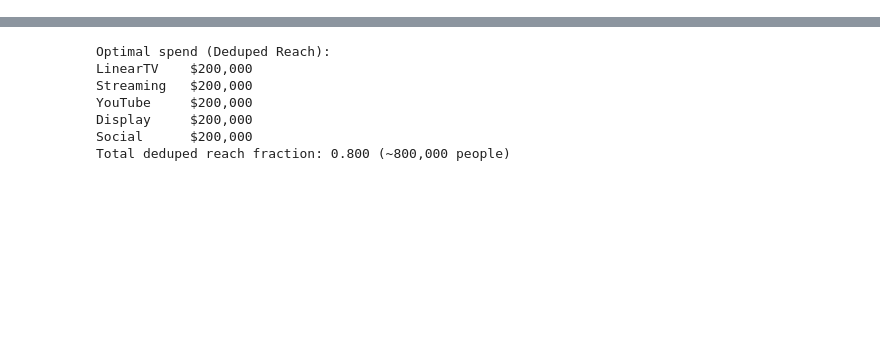
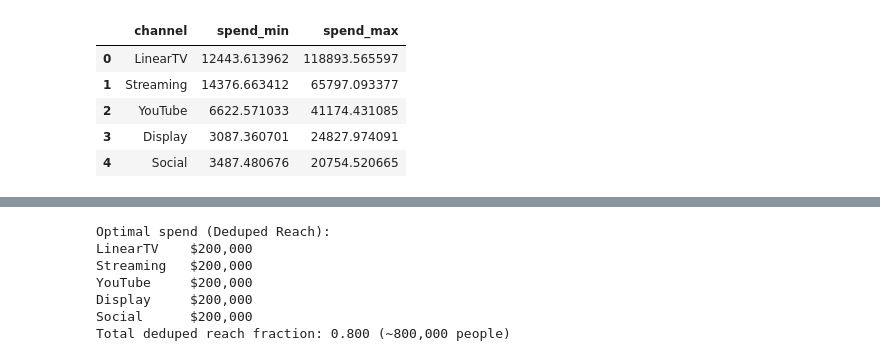
Before and after one commit to aravind-bit/oneplan-ai, a Jupyter notebook: notebooks/05_budget_optimizer.ipynb, the cells around one changed output, grey strips where cells are left out. Cells and saved outputs as stored; diff of their text form; code cells hidden in the pictures; blank space fills up the shorter version.

```diff
--- a/notebooks/05_budget_optimizer.ipynb
+++ b/notebooks/05_budget_optimizer.ipynb
@@ -22,29 +33,75 @@ CPM = {"LinearTV":25,"Streaming":18,"YouTube":12,"Display":8,"Social":6}
 AUDIENCE_SIZE = 1_000_000
 # %%
-def reach_from_impressions(impressions, A=1.0, k=1e-7):
-    # impressions -> fractional reach of target audience
-    return A * (1.0 - np.exp(-k * impressions))
+def load_curve(file_path: Path) -> pd.DataFrame:
+    df = pd.read_csv(file_path)
+    # tolerate stray unnamed columns
+    df = df.drop(columns=[c for c in df.columns if str(c).lower().startswith("unnamed")], errors="ignore")
+    # choose pred column: prefer boosted, fallback to lr, else first numeric not spend
+    pred_cols = [c for c in df.columns if str(c).lower().startswith("pred_conversions")]
+    boosted = [c for c in pred_cols if not str(c).lower().endswith("_lr")]
+    if boosted:
+        pred_col = boosted[0]
+    elif "pred_conversions_lr" in df.columns:
+        pred_col = "pred_conversions_lr"
+    else:
+        nc = [c for c in df.select_dtypes(include=[np.number]).columns if c != "spend"]
+        pred_col = nc[0]
+    out = df[["spend", pred_col]].copy()
+    out.columns = ["spend","pred_conversions"]
+    out = out.dropna().sort_values("spend").drop_duplicates(subset=["spend"])
+    if len(out) < 3:
+        raise ValueError(f"{file_path.name}: need >=3 rows for stable interpolation")
+    return out
 
-def deduped_reach(spend_dict, cpm_dict, overlap_df, A=0.8, k=1e-7):
-    """
-    spend_dict: {"Streaming": 250000, ...}
-    cpm_dict:   {"Streaming": 18, ...}
-    overlap_df: columns: ch_i, ch_j, overlap_rate
-    returns: fractional reach in [0, A]
-    """
-    # per-channel fractional reach
-    reach_each = {}
-    for ch, spend in spend_dict.items():
-        impr = (spend / cpm_dict[ch]) * 1000.0
-        reach_each[ch] = reach_from_impressions(impr, A=A, k=k)
+# expected filenames based on Part-3
+fname_map = {
+    "LinearTV": "lineartv_response_curve.csv",
+    "Streaming": "streaming_response_curve.csv",
+    "YouTube": "youtube_response_curve.csv",
+    "Display": "display_response_curve.csv",
+    "Social": "social_response_curve.csv",
+}
 
-    total = sum(reach_each.values())
+resp_curves = {}
+for ch in CHANNELS:
+    f = CURVE_DIR / fname_map[ch]
+    if f.exists():
+        resp_curves[ch] = load_curve(f)
 
-    # subtract pairwise overlaps (heuristic)
-    for _, row in overlap_df.iterrows():
-        ci, cj, ov = row["ch_i"], row["ch_j"], float(row["overlap_rate"])
-        if ci in reach_each and cj in reach_each:
-            total -= ov * min(reach_each[ci], reach_each[cj])
+channels = list(resp_curves.keys())
+print("Loaded channels:", channels)
+assert channels, "No response curves found. Run Part-3 first."
 
-    # clamp
-    return float(np.clip(total, 0.0, A))
+# Build per-channel clamped conversion functions + per-channel spend bounds
+conv_funcs = {}
+spend_bounds = {}  # ch -> (smin, smax)
+for ch, dfc in resp_curves.items():
+    s = dfc["spend"].values
+    y = dfc["pred_conversions"].values
+    smin, smax = float(s.min()), float(s.max())
+    spend_bounds[ch] = (smin, smax)
+    pchip = PchipInterpolator(s, y, extrapolate=False)
+    y_lo, y_hi = float(y.min()), float(y.max())
+
+    def f_clamped_factory(pchip, smin=smin, smax=smax, y_lo=y_lo, y_hi=y_hi):
+        def f(xx):
+            xx = np.asarray(xx, dtype=float)
+            yy = np.empty_like(xx, dtype=float)
+            mask_in = (xx >= smin) & (xx <= smax)
+            # inside range: pchip
+            yy[mask_in] = pchip(xx[mask_in])
+            # below min: clamp to y_lo (saturation at low spend)
+            yy[(xx < smin)] = y_lo
+            # above max: clamp to y_hi (saturation at high spend)
+            yy[(xx > smax)] = y_hi
+            return yy
+        return f
+
+    conv_funcs[ch] = f_clamped_factory(pchip)
+
+# quick view of bounds
+pd.DataFrame(
+    [(ch, *spend_bounds[ch]) for ch in channels],
+    columns=["channel","spend_min","spend_max"]
+)
+# %% [output]
@@ -51 +109,7 @@ def deduped_reach(spend_dict, cpm_dict, overlap_df, A=0.8, k=1e-7):
+|  | channel | spend_min | spend_max |
+| 0 | LinearTV | 12443.613962 | 118893.565597 |
+| 1 | Streaming | 14376.663412 | 65797.093377 |
+| 2 | YouTube | 6622.571033 | 41174.431085 |
+| 3 | Display | 3087.360701 | 24827.974091 |
+| 4 | Social | 3487.480676 | 20754.520665 |
 # %%
```
Also changed, not shown: parts of 14 cells of this notebook, 5 other files.
